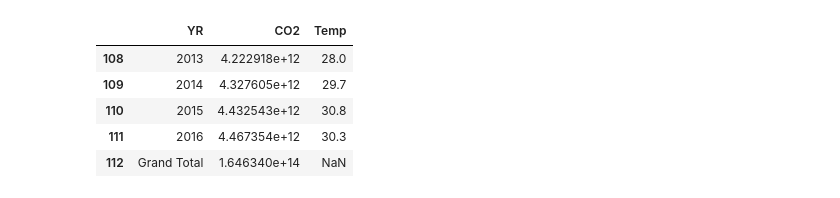
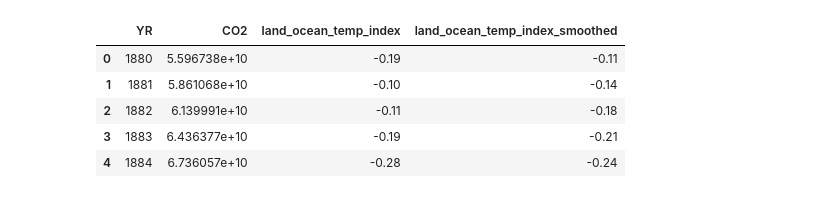
Before and after one commit to sofiacavallo/project1_team4, a Jupyter notebook: Data Analysis/Temperature vs Emission ScatterPlot .ipynb, the cells around one changed output. Drawn from its saved outputs; the diff is of its cells as text; code cells hidden in the pictures.

```diff
--- a/Data Analysis/Temperature vs Emission ScatterPlot .ipynb
+++ b/Data Analysis/Temperature vs Emission ScatterPlot .ipynb
@@ -10,14 +10,14 @@ csv_file = "../Datasets/cumulative-co-emissions.csv"
 # %%
 # reading the csv file and creating a dataframe
 global_temp_CO2_df = pd.read_csv(csv_file)
-global_temp_CO2_df.tail()
+global_temp_CO2_df.head()
 # %% [output]
-|  | YR | CO2 | Temp |
-| 108 | 2013 | 4.222918e+12 | 28.0 |
-| 109 | 2014 | 4.327605e+12 | 29.7 |
-| 110 | 2015 | 4.432543e+12 | 30.8 |
-| 111 | 2016 | 4.467354e+12 | 30.3 |
-| 112 | Grand Total | 1.646340e+14 | NaN |
+|  | YR | CO2 | land_ocean_temp_index | land_ocean_temp_index_smoothed |
+| 0 | 1880 | 5.596738e+10 | -0.19 | -0.11 |
+| 1 | 1881 | 5.861068e+10 | -0.10 | -0.14 |
+| 2 | 1882 | 6.139991e+10 | -0.11 | -0.18 |
+| 3 | 1883 | 6.436377e+10 | -0.19 | -0.21 |
+| 4 | 1884 | 6.736057e+10 | -0.28 | -0.24 |
 # %%
 #Checking how many values each column has
 global_temp_CO2_df.count()
```
Also changed, not shown: parts of 14 cells of this notebook, 1 other file.
